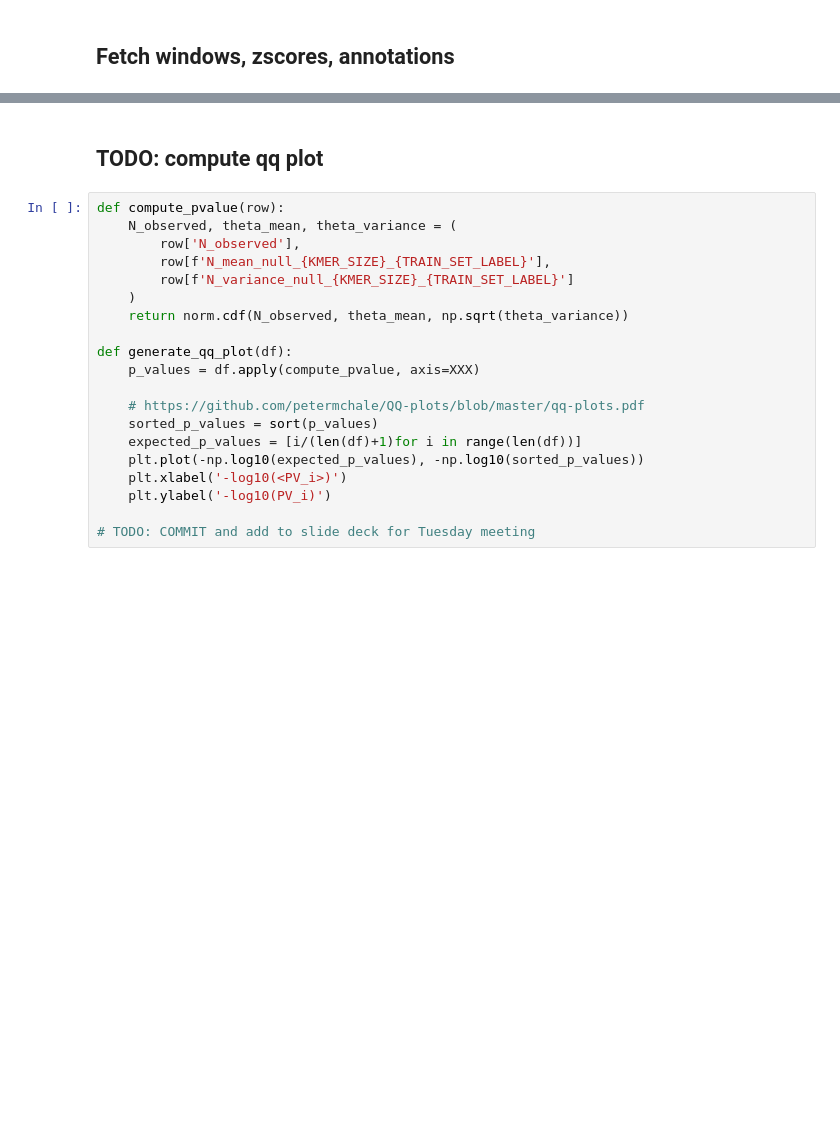
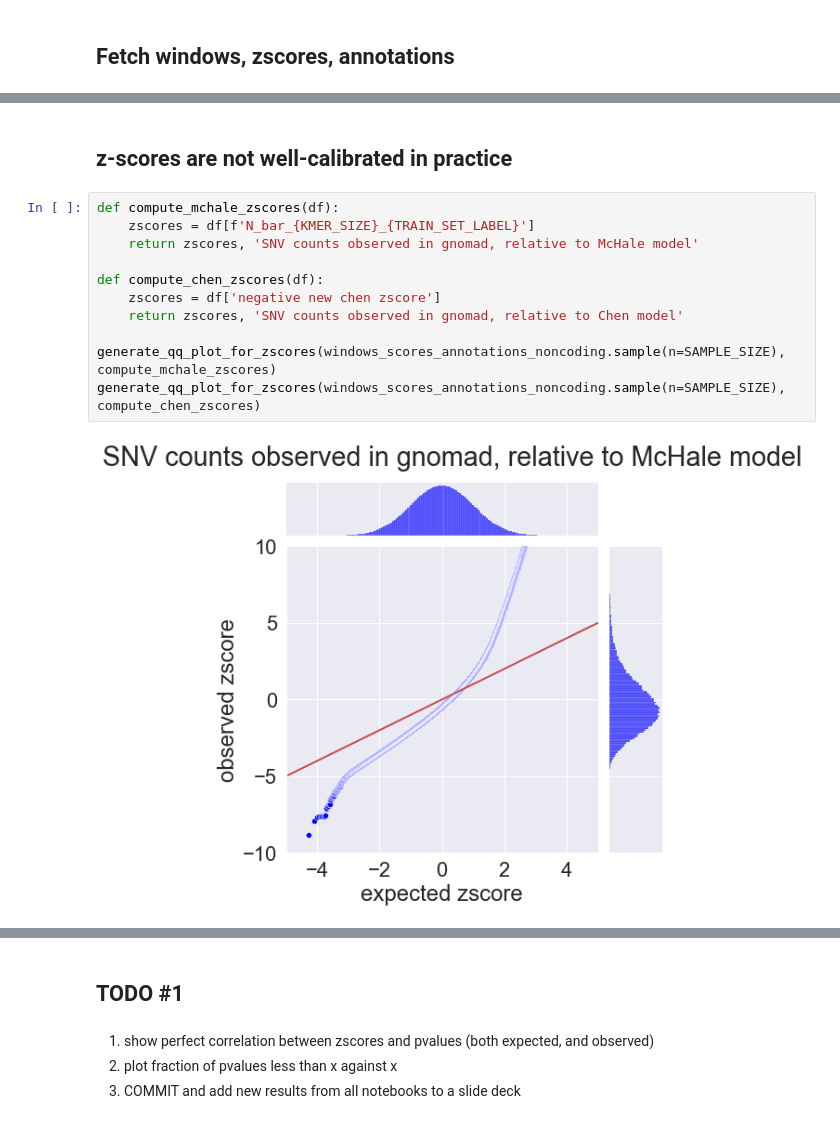
Before and after one commit to quinlan-lab/constraint-tools, a Jupyter notebook: experiments/germline-model/chen-et-al-2022/QQ-plot-for-noncoding-windows.ipynb, the cells around one changed output, grey strips where cells are left out. Drawn from its saved outputs; the diff is of its cells as text; blank space fills up the shorter version.

```diff
--- a/experiments/germline-model/chen-et-al-2022/QQ-plot-for-noncoding-windows.ipynb
+++ b/experiments/germline-model/chen-et-al-2022/QQ-plot-for-noncoding-windows.ipynb
@@ -217,0 +178,15 @@ There are two corollaries:
+# %% [markdown]
+## z-scores are not well-calibrated in practice
+# %%
+def compute_mchale_zscores(df):
+    zscores = df[f'N_bar_{KMER_SIZE}_{TRAIN_SET_LABEL}']
+    return zscores, 'SNV counts observed in gnomad, relative to McHale model'
+
+def compute_chen_zscores(df):
+    zscores = df['negative new chen zscore']
+    return zscores, 'SNV counts observed in gnomad, relative to Chen model'
+
+generate_qq_plot_for_zscores(windows_scores_annotations_noncoding.sample(n=SAMPLE_SIZE), compute_mchale_zscores)
+generate_qq_plot_for_zscores(windows_scores_annotations_noncoding.sample(n=SAMPLE_SIZE), compute_chen_zscores)
+# %% [output]
+[figure, added]
@@ -218,22 +194,6 @@ There are two corollaries:
 # %% [markdown]
-## TODO: compute qq plot
+## TODO #1
-# %%
-def compute_pvalue(row):
-    N_observed, theta_mean, theta_variance = (
-        row['N_observed'],
-        row[f'N_mean_null_{KMER_SIZE}_{TRAIN_SET_LABEL}'],
-        row[f'N_variance_null_{KMER_SIZE}_{TRAIN_SET_LABEL}']
-    )
-    return norm.cdf(N_observed, theta_mean, np.sqrt(theta_variance))
-
-def generate_qq_plot(df):
-    p_values = df.apply(compute_pvalue, axis=XXX)
-
-    # https://github.com/petermchale/QQ-plots/blob/master/qq-plots.pdf
-    sorted_p_values = sort(p_values)
-    expected_p_values = [i/(len(df)+1)for i in range(len(df))]
-    plt.plot(-np.log10(expected_p_values), -np.log10(sorted_p_values))
-    plt.xlabel('-log10(<PV_i>)')
-    plt.ylabel('-log10(PV_i)')
-
-# TODO: COMMIT and add to slide deck for Tuesday meeting
+# %% [markdown]
+1. show perfect correlation between zscores and pvalues (both expected, and observed)
+2. plot fraction of pvalues less than x against x
+3. COMMIT and add new results from all notebooks to a slide deck
```
Also changed, not shown: parts of 21 cells of this notebook.
